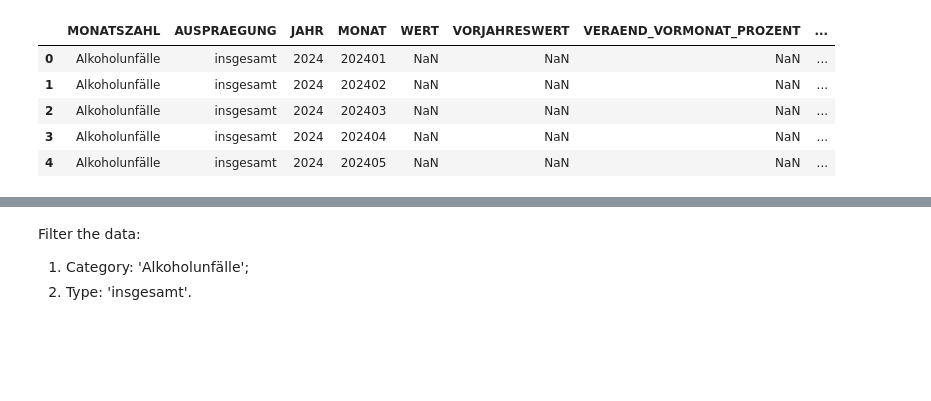
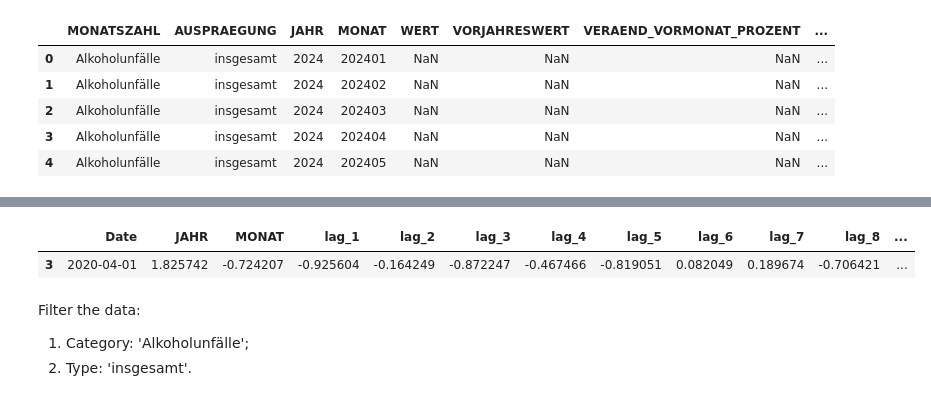
Before and after one commit to ArtemSerebriakov/DPS-Challenge, a Jupyter notebook: solution_dps.ipynb, the cells around one changed output, grey strips where cells are left out. Saved outputs shown, nothing was run; the diff lists cells and outputs as text; code cells hidden in the pictures; blank space fills up the shorter version.

```diff
--- a/solution_dps.ipynb
+++ b/solution_dps.ipynb
@@ -54,0 +67,3 @@ df.head()
+# %%
+dataset.set_index('Date', inplace=True)
+dataset.head()
@@ -55,3 +78,9 @@ df.head()
+# %%
+str = '2020-04-01'
+dataset[dataset['Date'] == str]
+# %% [output]
+|  | Date | JAHR | MONAT | lag_1 | lag_2 | lag_3 | lag_4 | lag_5 | lag_6 | lag_7 | lag_8 | ... |
+| 3 | 2020-04-01 | 1.825742 | -0.724207 | -0.925604 | -0.164249 | -0.872247 | -0.467466 | -0.819051 | 0.082049 | 0.189674 | -0.706421 | ... |
 # %% [markdown]
 Filter the data:
 1) Category: 'Alkoholunfälle';
```
Also changed, not shown: parts of 18 cells of this notebook, 7 other files.
